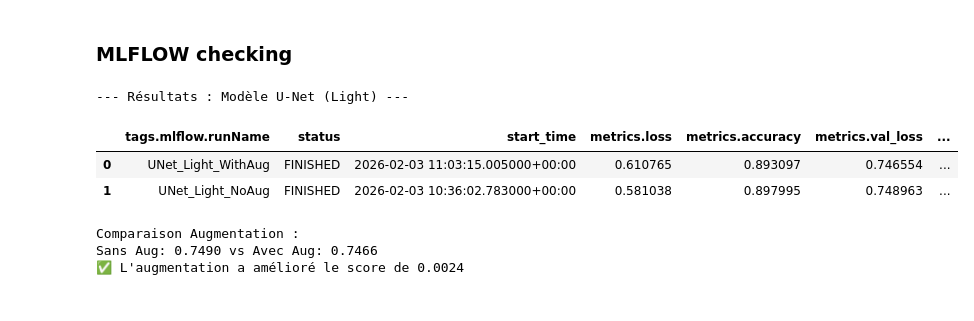
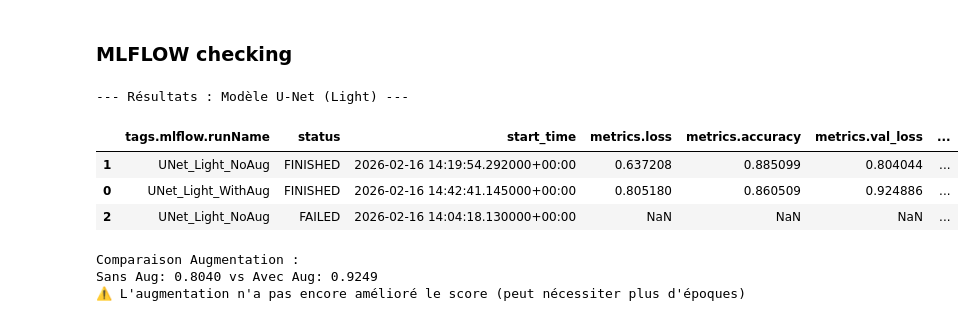
Before and after one commit to KamelBenstaali/OpenClassroomP8, a Jupyter notebook: Mes_notebooks/Notebook_model_1.ipynb, the cells around one changed output. Cells and saved outputs as stored; diff of their text form; code cells hidden in the pictures.

```diff
--- a/Mes_notebooks/Notebook_model_1.ipynb
+++ b/Mes_notebooks/Notebook_model_1.ipynb
@@ -83,7 +108,7 @@ import mlflow
 PROJECT_ROOT = Path("/content/drive/MyDrive/P8")
 
 # 1. Dossier Racine "Experiences"
-EXP_ROOT = PROJECT_ROOT / "Experiences"
+EXP_ROOT = PROJECT_ROOT / "Experiences" / "Model_1_UnetLight"
 
 # 2. Sous-dossiers
 # SEPARATION IMPORTANTE : On isole les logs MLflow dans 'mlruns'
@@ -91,10 +116,9 @@ EXP_ROOT = PROJECT_ROOT / "Experiences"
 MLFLOW_TRACKING_DIR = EXP_ROOT / "mlruns"
 CHECKPOINTS_DIR     = EXP_ROOT / "checkpoints"
 MODELS_DIR          = EXP_ROOT / "Models"
-ARTIFACTS_DIR       = EXP_ROOT / "artefacts"
 
 # Création automatique de l'arborescence
-for path in [EXP_ROOT, MLFLOW_TRACKING_DIR, CHECKPOINTS_DIR, MODELS_DIR, ARTIFACTS_DIR]:
+for path in [EXP_ROOT, MLFLOW_TRACKING_DIR, CHECKPOINTS_DIR, MODELS_DIR]:
     if not path.exists():
         print(f"📁 Création dossier : {path}")
         path.mkdir(parents=True, exist_ok=True)
@@ -1049,9 +971,9 @@ pd.set_option('display.max_columns', None)
 
 # 1. Récupération des runs de l'expérience "Segmentation_P8"
 try:
-    exp = mlflow.get_experiment_by_name("Segmentation_P8")
+    exp = mlflow.get_experiment_by_name("Segmentation_Model_1_UnetLight")
     if exp is None:
-        print("L'expérience 'Segmentation_P8' n'existe pas encore. Lancez d'abord l'entraînement.")
+        print("L'expérience 'Segmentation_Model_1_UnetLight' n'existe pas encore. Lancez d'abord l'entraînement.")
     else:
         # On filtre pour ne garder que ceux dont le nom contient "UNet"
         runs = mlflow.search_runs(
@@ -1075,35 +997,36 @@ try:
 
         # 3. Affichage
         if not runs.empty:
             print("--- Résultats : Modèle U-Net (Light) ---")
             # Tri par meilleure validation loss (la plus basse en premier)
             display(runs[existing_cols].sort_values("metrics.val_loss", ascending=True))
 
             # Petit bonus : Calcul du gain apporté par la Data Augmentation
             try:
                 # On prend le min() car il peut y avoir plusieurs runs avec le même nom si on relance
                 no_aug_loss = runs[runs['tags.mlflow.runName'] == 'UNet_Light_NoAug']['metrics.val_loss'].min()
                 aug_loss = runs[runs['tags.mlflow.runName'] == 'UNet_Light_WithAug']['metrics.val_loss'].min()
 
                 if pd.notna(no_aug_loss) and pd.notna(aug_loss):
                     print(f"\nComparaison Augmentation :")
                     print(f"Sans Aug: {no_aug_loss:.4f} vs Avec Aug: {aug_loss:.4f}")
                     if aug_loss < no_aug_loss:
                         print(f"✅ L'augmentation a amélioré le score de {no_aug_loss - aug_loss:.4f}")
                     else:
                         print(f"⚠️ L'augmentation n'a pas encore amélioré le score (peut nécessiter plus d'époques)")
             except Exception as e:
                 print(f"Comparaison impossible : {e}")
         else:
             print("Aucun run U-Net trouvé pour l'instant.")
 
 except Exception as e:
     print(f"Erreur lors de la récupération des runs : {e}")
 # %% [output]
 --- Résultats : Modèle U-Net (Light) ---
 |  | tags.mlflow.runName | status | start_time | metrics.loss | metrics.accuracy | metrics.val_loss | ... |
-| 0 | UNet_Light_WithAug | FINISHED | 2026-02-03 11:03:15.005000+00:00 | 0.610765 | 0.893097 | 0.746554 | ... |
-| 1 | UNet_Light_NoAug | FINISHED | 2026-02-03 10:36:02.783000+00:00 | 0.581038 | 0.897995 | 0.748963 | ... |
+| 1 | UNet_Light_NoAug | FINISHED | 2026-02-16 14:19:54.292000+00:00 | 0.637208 | 0.885099 | 0.804044 | ... |
+| 0 | UNet_Light_WithAug | FINISHED | 2026-02-16 14:42:41.145000+00:00 | 0.805180 | 0.860509 | 0.924886 | ... |
+| 2 | UNet_Light_NoAug | FAILED | 2026-02-16 14:04:18.130000+00:00 | NaN | NaN | NaN | ... |
 Comparaison Augmentation :
-Sans Aug: 0.7490 vs Avec Aug: 0.7466
-✅ L'augmentation a amélioré le score de 0.0024
+Sans Aug: 0.8040 vs Avec Aug: 0.9249
+⚠️ L'augmentation n'a pas encore amélioré le score (peut nécessiter plus d'époques)
```
Also changed, not shown: parts of 53 cells of this notebook, 8 other files.
